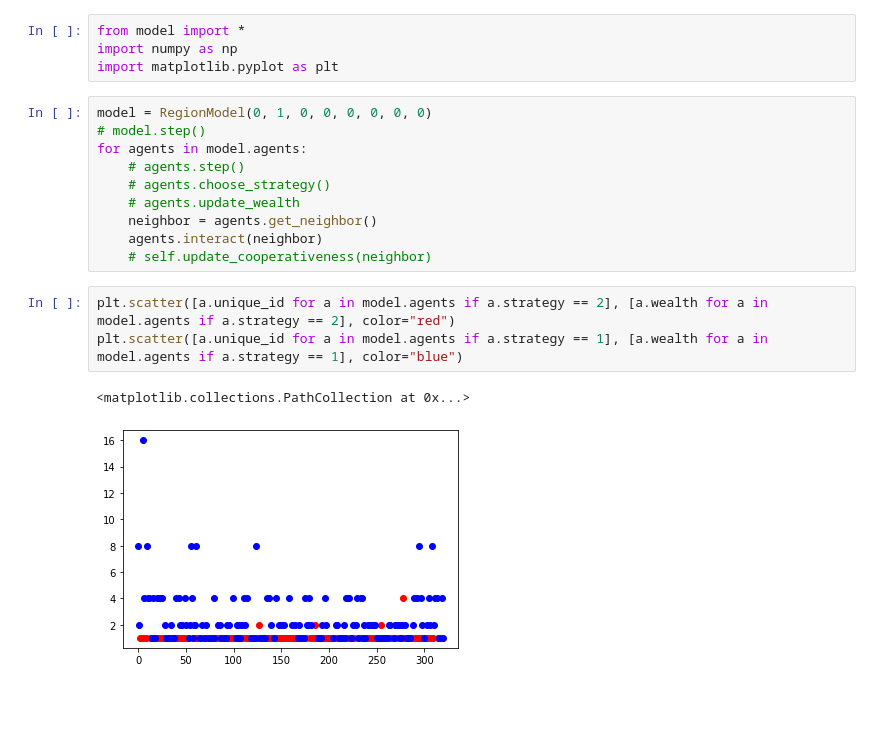
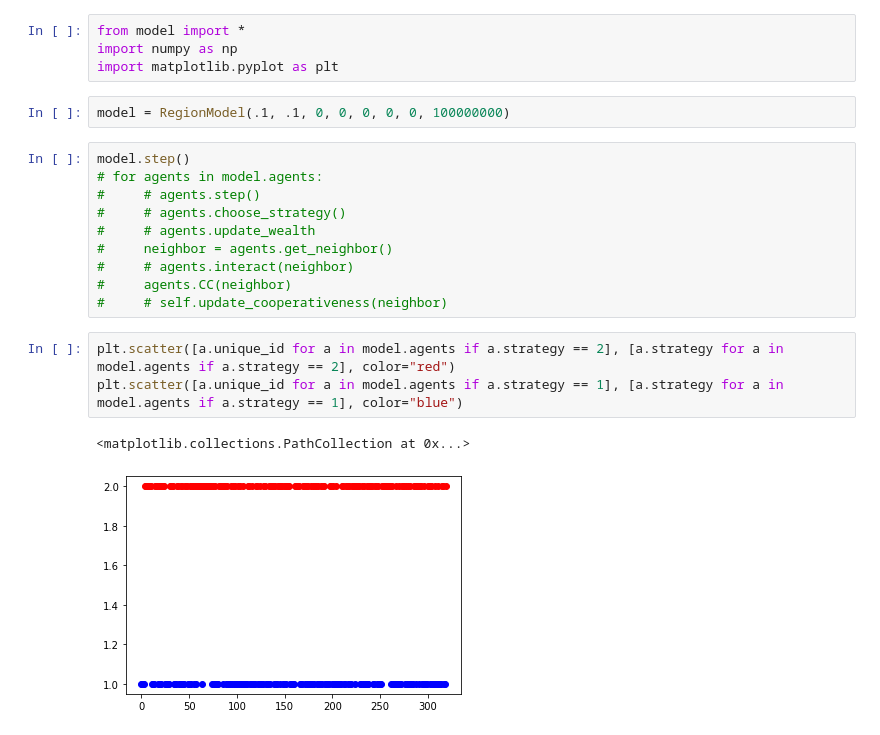
Before and after one commit to charelF/ABM, a Jupyter notebook: model/test.ipynb, the cells around one changed output. Cells and saved outputs as stored; diff of their text form; blank space fills up the shorter version.

```diff
--- a/model/test.ipynb
+++ b/model/test.ipynb
@@ -2,19 +2,21 @@
 from model import *
 import numpy as np
 import matplotlib.pyplot as plt
+# %%
+model = RegionModel(.1, .1, 0, 0, 0, 0, 0, 100000000)
 # %%
-model = RegionModel(0, 1, 0, 0, 0, 0, 0, 0)
-# model.step()
-for agents in model.agents:
-    # agents.step()
-    # agents.choose_strategy()
-    # agents.update_wealth
-    neighbor = agents.get_neighbor()
-    agents.interact(neighbor)
-    # self.update_cooperativeness(neighbor)
+model.step()
+# for agents in model.agents:
+#     # agents.step()
+#     # agents.choose_strategy()
+#     # agents.update_wealth
+#     neighbor = agents.get_neighbor()
+#     # agents.interact(neighbor)
+#     agents.CC(neighbor)
+#     # self.update_cooperativeness(neighbor)
 # %%
-plt.scatter([a.unique_id for a in model.agents if a.strategy == 2], [a.wealth for a in model.agents if a.strategy == 2], color="red")
-plt.scatter([a.unique_id for a in model.agents if a.strategy == 1], [a.wealth for a in model.agents if a.strategy == 1], color="blue")
+plt.scatter([a.unique_id for a in model.agents if a.strategy == 2], [a.strategy for a in model.agents if a.strategy == 2], color="red")
+plt.scatter([a.unique_id for a in model.agents if a.strategy == 1], [a.strategy for a in model.agents if a.strategy == 1], color="blue")
 # %% [output]
 <matplotlib.collections.PathCollection at 0x...>
-[figure, old version]
+[figure, new version]
```
Also changed, not shown: parts of 1 cell of this notebook, 2 other files.
